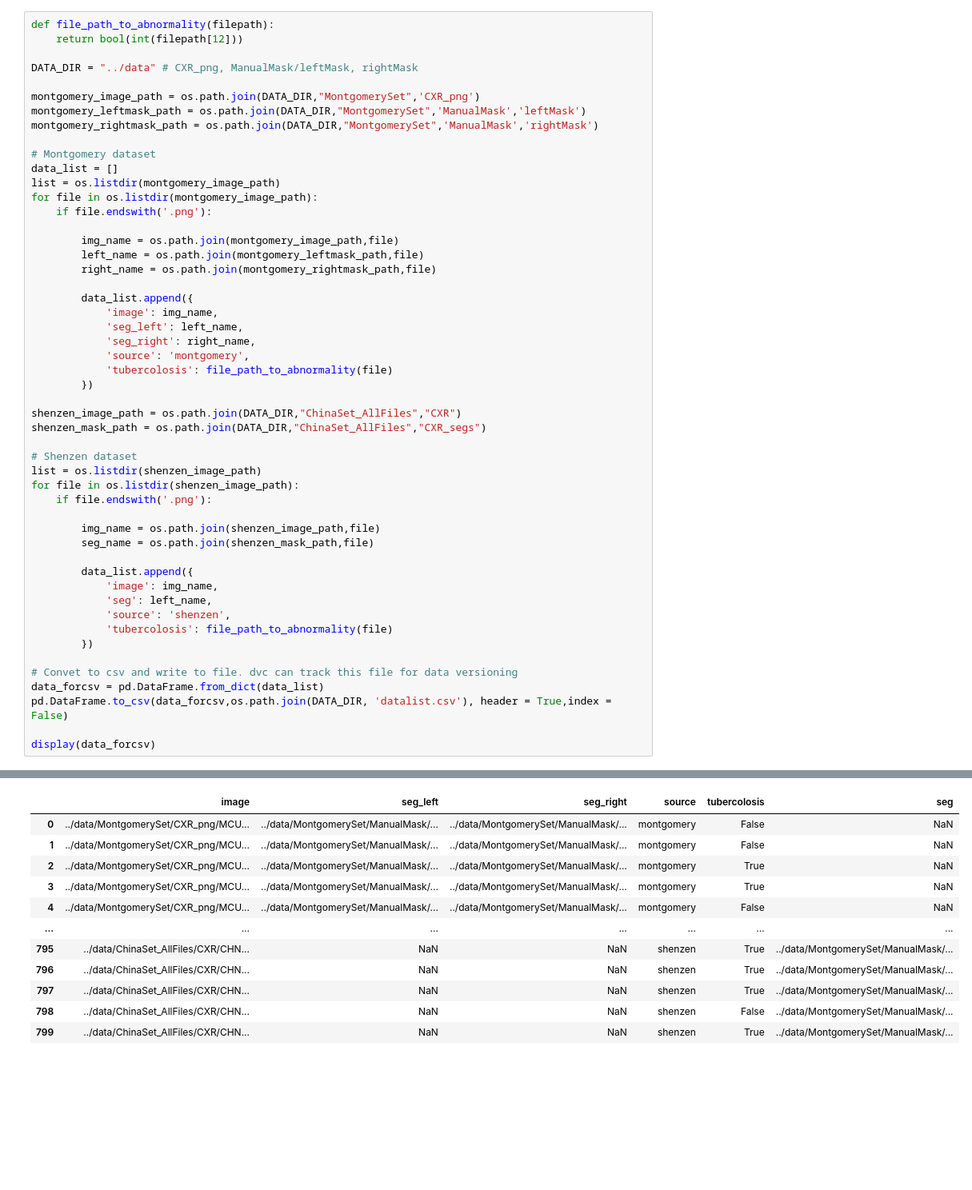
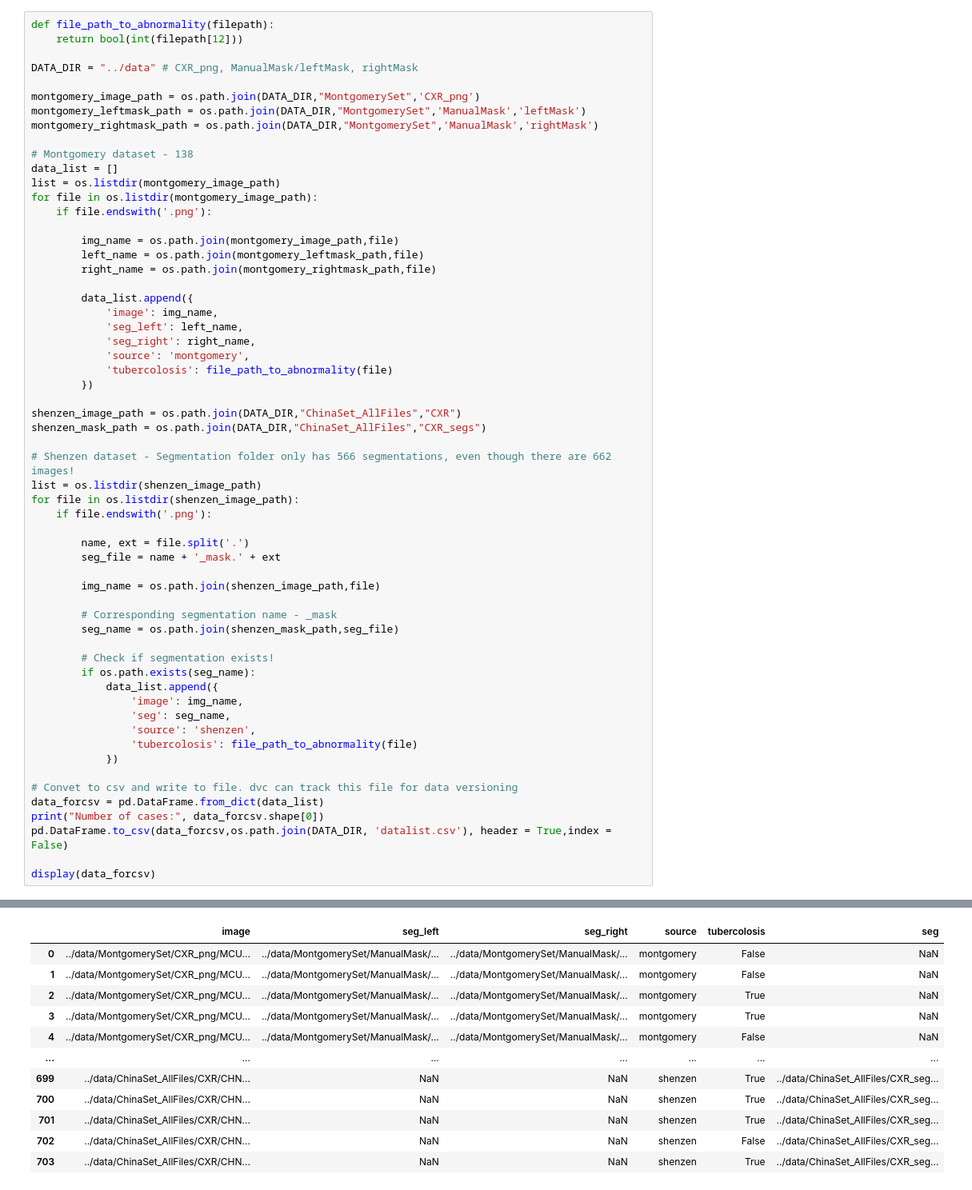
Before and after one commit to sadhana-r/LungAirSeg_MLOps, a Jupyter notebook: src/LungAirSegmentation.ipynb, the cells around one changed output, grey strips where cells are left out. Shown: that part at 80% size. Saved outputs shown, nothing was run; the diff lists cells and outputs as text; blank space fills up the shorter version.

```diff
--- a/src/LungAirSegmentation.ipynb
+++ b/src/LungAirSegmentation.ipynb
@@ -45,7 +49,7 @@ montgomery_image_path = os.path.join(DATA_DIR,"MontgomerySet",'CXR_png')
 montgomery_leftmask_path = os.path.join(DATA_DIR,"MontgomerySet",'ManualMask','leftMask')
 montgomery_rightmask_path = os.path.join(DATA_DIR,"MontgomerySet",'ManualMask','rightMask')
 
-# Montgomery dataset
+# Montgomery dataset - 138
 data_list = []
 list = os.listdir(montgomery_image_path)
 for file in os.listdir(montgomery_image_path):
@@ -66,23 +70,31 @@ for file in os.listdir(montgomery_image_path):
 shenzen_image_path = os.path.join(DATA_DIR,"ChinaSet_AllFiles","CXR")
 shenzen_mask_path = os.path.join(DATA_DIR,"ChinaSet_AllFiles","CXR_segs")
 
-# Shenzen dataset
+# Shenzen dataset - Segmentation folder only has 566 segmentations, even though there are 662 images!
 list = os.listdir(shenzen_image_path)
 for file in os.listdir(shenzen_image_path):
     if file.endswith('.png'):
 
+        name, ext = file.split('.')
+        seg_file = name + '_mask.' + ext
+
         img_name = os.path.join(shenzen_image_path,file)
-        seg_name = os.path.join(shenzen_mask_path,file)
 
-        data_list.append({
-            'image': img_name,
-            'seg': left_name,
-            'source': 'shenzen',
-            'tubercolosis': file_path_to_abnormality(file)
-        })
+        # Corresponding segmentation name - _mask
+        seg_name = os.path.join(shenzen_mask_path,seg_file)
+
+        # Check if segmentation exists!
+        if os.path.exists(seg_name):
+            data_list.append({
+                'image': img_name,
+                'seg': seg_name,
+                'source': 'shenzen',
+                'tubercolosis': file_path_to_abnormality(file)
+            })
 
 # Convet to csv and write to file. dvc can track this file for data versioning
 data_forcsv = pd.DataFrame.from_dict(data_list)
+print("Number of cases:", data_forcsv.shape[0])
 pd.DataFrame.to_csv(data_forcsv,os.path.join(DATA_DIR, 'datalist.csv'), header = True,index = False)
 
 display(data_forcsv)
@@ -90,12 +103,12 @@ display(data_forcsv)
 |  | image | seg_left | seg_right | source | tubercolosis | seg |
 | 0 | ../data/MontgomerySet/CXR_png/MCU... | ../data/MontgomerySet/ManualMask/... | ../data/MontgomerySet/ManualMask/... | montgomery | False | NaN |
 | 1 | ../data/MontgomerySet/CXR_png/MCU... | ../data/MontgomerySet/ManualMask/... | ../data/MontgomerySet/ManualMask/... | montgomery | False | NaN |
 | 2 | ../data/MontgomerySet/CXR_png/MCU... | ../data/MontgomerySet/ManualMask/... | ../data/MontgomerySet/ManualMask/... | montgomery | True | NaN |
 | 3 | ../data/MontgomerySet/CXR_png/MCU... | ../data/MontgomerySet/ManualMask/... | ../data/MontgomerySet/ManualMask/... | montgomery | True | NaN |
 | 4 | ../data/MontgomerySet/CXR_png/MCU... | ../data/MontgomerySet/ManualMask/... | ../data/MontgomerySet/ManualMask/... | montgomery | False | NaN |
 | ... | ... | ... | ... | ... | ... | ... |
-| 795 | ../data/ChinaSet_AllFiles/CXR/CHN... | NaN | NaN | shenzen | True | ../data/MontgomerySet/ManualMask/... |
-| 796 | ../data/ChinaSet_AllFiles/CXR/CHN... | NaN | NaN | shenzen | True | ../data/MontgomerySet/ManualMask/... |
-| 797 | ../data/ChinaSet_AllFiles/CXR/CHN... | NaN | NaN | shenzen | True | ../data/MontgomerySet/ManualMask/... |
-| 798 | ../data/ChinaSet_AllFiles/CXR/CHN... | NaN | NaN | shenzen | False | ../data/MontgomerySet/ManualMask/... |
-| 799 | ../data/ChinaSet_AllFiles/CXR/CHN... | NaN | NaN | shenzen | True | ../data/MontgomerySet/ManualMask/... |
+| 699 | ../data/ChinaSet_AllFiles/CXR/CHN... | NaN | NaN | shenzen | True | ../data/ChinaSet_AllFiles/CXR_seg... |
+| 700 | ../data/ChinaSet_AllFiles/CXR/CHN... | NaN | NaN | shenzen | True | ../data/ChinaSet_AllFiles/CXR_seg... |
+| 701 | ../data/ChinaSet_AllFiles/CXR/CHN... | NaN | NaN | shenzen | True | ../data/ChinaSet_AllFiles/CXR_seg... |
+| 702 | ../data/ChinaSet_AllFiles/CXR/CHN... | NaN | NaN | shenzen | False | ../data/ChinaSet_AllFiles/CXR_seg... |
+| 703 | ../data/ChinaSet_AllFiles/CXR/CHN... | NaN | NaN | shenzen | True | ../data/ChinaSet_AllFiles/CXR_seg... |
```
Also changed, not shown: parts of 22 cells of this notebook, 2 other files.
